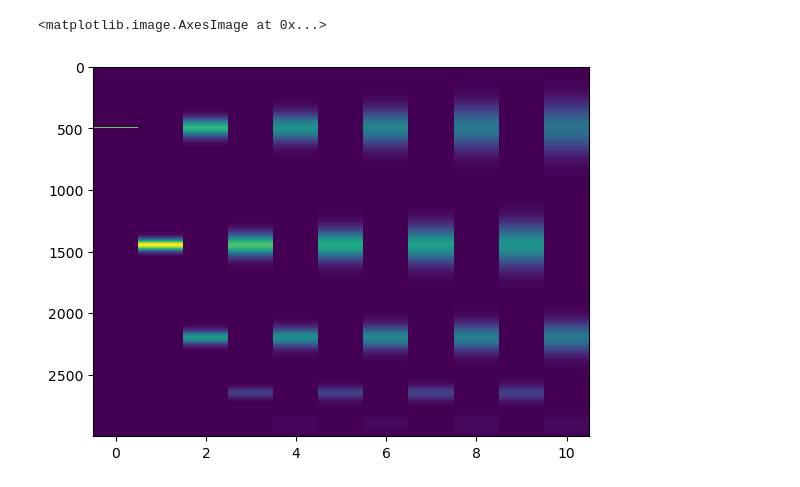
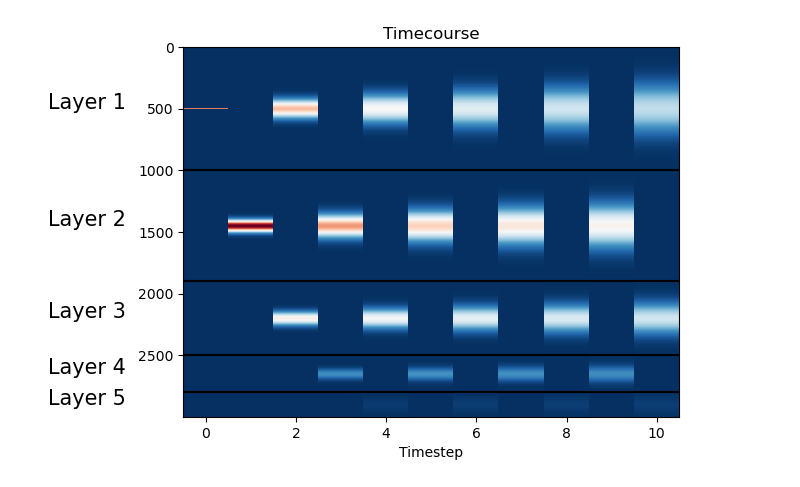
Before and after one commit to rfw256/Memento, a Jupyter notebook: dynamicmemory.ipynb, the cells around one changed output. Saved outputs shown, nothing was run; the diff lists cells and outputs as text; code cells hidden in the pictures.

```diff
--- a/dynamicmemory.ipynb
+++ b/dynamicmemory.ipynb
@@ -85,5 +86,9 @@ for i in range(10):
-# %%
-plt.imshow(np.asarray(timecourse).squeeze().T, origin = 'upper', aspect = 'auto', interpolation='none')
-# %% [output]
-<matplotlib.image.AxesImage at 0x...>
-[figure, removed]
+# %%
+plt.imshow(np.asarray(timecourse).squeeze().T, origin = 'upper', aspect = 'auto', interpolation='none', cmap = 'RdBu_r')
+plt.xlabel("Timestep")
+plt.title("Timecourse")
+for i in range(len(model.layer_sizes)):
+    plt.hlines(y = np.sum(model.layer_sizes[:i]), xmin = -0.5, xmax = 10.5, color = 'black')
+    plt.text(x = -3.5, y = np.sum(model.layer_sizes[:i]) + model.layer_sizes[i]/2, s = "Layer " + str(i+1), color = 'black', size = 15)
+# %% [output]
+[figure, added]
```
Also changed, not shown: parts of 2 cells of this notebook, 1 other file.
